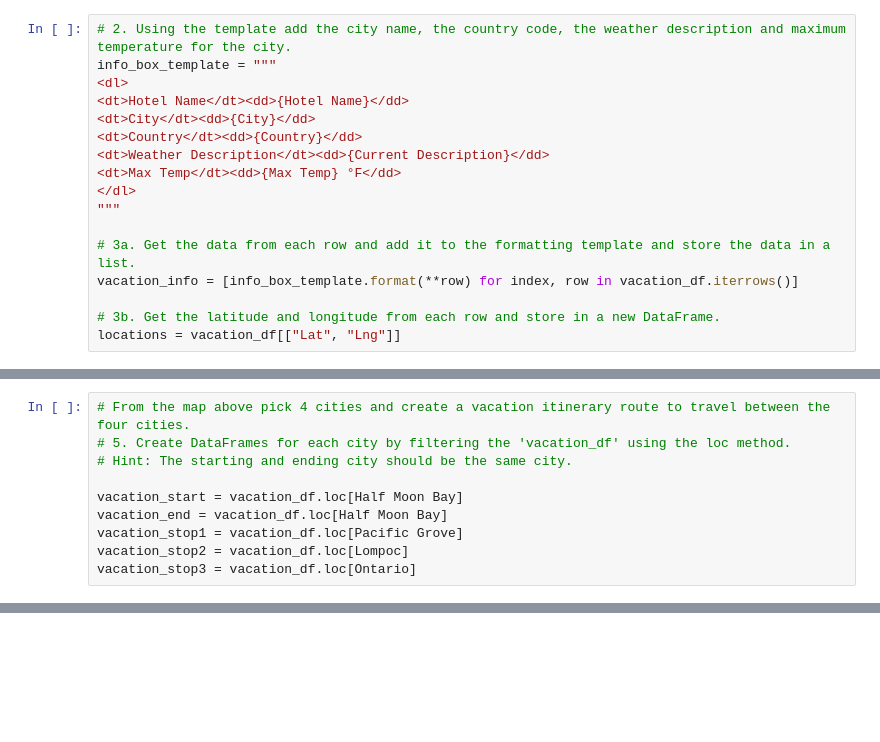
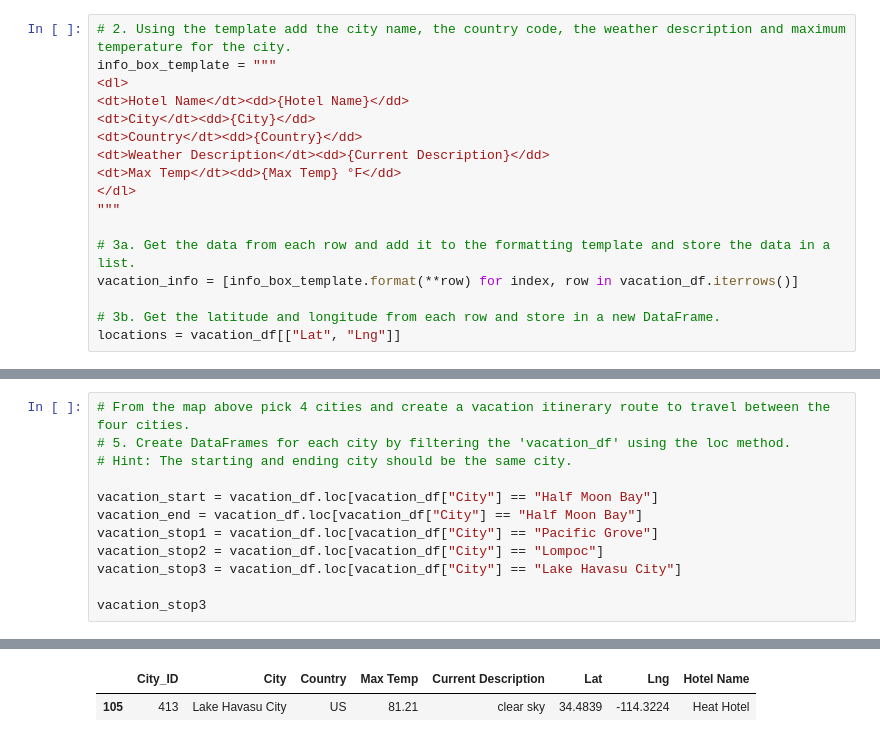
Before and after one commit to ScottyMacCVC/World_Weather_Analysis, a Jupyter notebook: Vacation_Itinerary.ipynb, the cells around one changed output, grey strips where cells are left out. Cells and saved outputs as stored; diff of their text form; blank space fills up the shorter version.

```diff
--- a/Vacation_Itinerary.ipynb
+++ b/Vacation_Itinerary.ipynb
@@ -77,9 +77,11 @@ fig
 # 5. Create DataFrames for each city by filtering the 'vacation_df' using the loc method.
 # Hint: The starting and ending city should be the same city.
 
-vacation_start = vacation_df.loc[Half Moon Bay]
-vacation_end = vacation_df.loc[Half Moon Bay]
-vacation_stop1 = vacation_df.loc[Pacific Grove]
-vacation_stop2 = vacation_df.loc[Lompoc]
-vacation_stop3 = vacation_df.loc[Ontario]
+vacation_start = vacation_df.loc[vacation_df["City"] == "Half Moon Bay"]
+vacation_end = vacation_df.loc[vacation_df["City"] == "Half Moon Bay"]
+vacation_stop1 = vacation_df.loc[vacation_df["City"] == "Pacific Grove"]
+vacation_stop2 = vacation_df.loc[vacation_df["City"] == "Lompoc"]
+vacation_stop3 = vacation_df.loc[vacation_df["City"] == "Lake Havasu City"]
+
+vacation_stop3
 # %% [output]
@@ -87,2 +88,4 @@ SyntaxError: invalid syntax (Temp/ipykernel_11528/2489077711.py, line 5)
+|  | City_ID | City | Country | Max Temp | Current Description | Lat | Lng | Hotel Name |
+| 105 | 413 | Lake Havasu City | US | 81.21 | clear sky | 34.4839 | -114.3224 | Heat Hotel |
 # %%
 # 6. Get the latitude-longitude pairs as tuples from each city DataFrame using the to_numpy function and list indexing.
```
Also changed, not shown: parts of 8 cells of this notebook.
